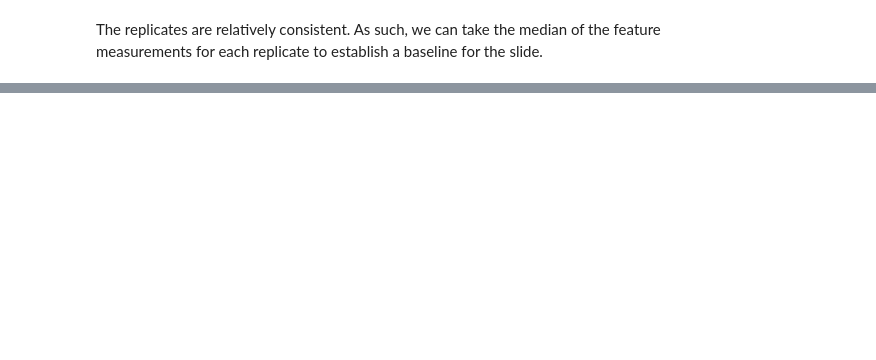
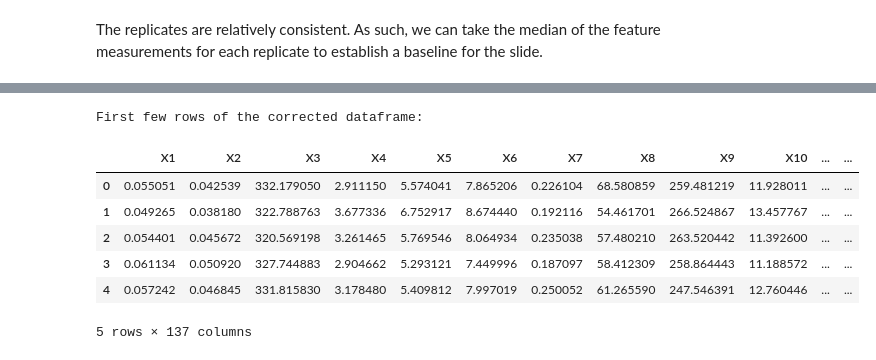
Before and after one commit to jonathanyin12/SDS425-GeneArray, a Jupyter notebook: analysis.ipynb, the cells around one changed output, grey strips where cells are left out. Drawn from its saved outputs; the diff is of its cells as text; code cells hidden in the pictures; blank space fills up the shorter version.

```diff
--- a/analysis.ipynb
+++ b/analysis.ipynb
@@ -490,0 +518,23 @@ Correction DataFrame (differences from median values):
+# %%
+# Apply the correction to the original data
+# For each slide and set combination in the correction_df
+for idx, correction_row in correction_df.iterrows():
+    slide = correction_row["slide"]
+    set_val = correction_row["set"]
+
+    # Only apply corrections to feature columns
+    for feature in FEATURE_COLS:
+        processed_dfs[set_val][slide][feature] += correction_row[feature]
+
+# Display the first few rows of the corrected dataframe
+print("First few rows of the corrected dataframe:")
+processed_dfs[1][1].head()
+# %% [output]
+First few rows of the corrected dataframe:
+|  | X1 | X2 | X3 | X4 | X5 | X6 | X7 | X8 | X9 | X10 | ... | ... |
+| 0 | 0.055051 | 0.042539 | 332.179050 | 2.911150 | 5.574041 | 7.865206 | 0.226104 | 68.580859 | 259.481219 | 11.928011 | ... | ... |
+| 1 | 0.049265 | 0.038180 | 322.788763 | 3.677336 | 6.752917 | 8.674440 | 0.192116 | 54.461701 | 266.524867 | 13.457767 | ... | ... |
+| 2 | 0.054401 | 0.045672 | 320.569198 | 3.261465 | 5.769546 | 8.064934 | 0.235038 | 57.480210 | 263.520442 | 11.392600 | ... | ... |
+| 3 | 0.061134 | 0.050920 | 327.744883 | 2.904662 | 5.293121 | 7.449996 | 0.187097 | 58.412309 | 258.864443 | 11.188572 | ... | ... |
+| 4 | 0.057242 | 0.046845 | 331.815830 | 3.178480 | 5.409812 | 7.997019 | 0.250052 | 61.265590 | 247.546391 | 12.760446 | ... | ... |
+5 rows × 137 columns
```
Also changed, not shown: parts of 10 cells of this notebook, 34 other files.
